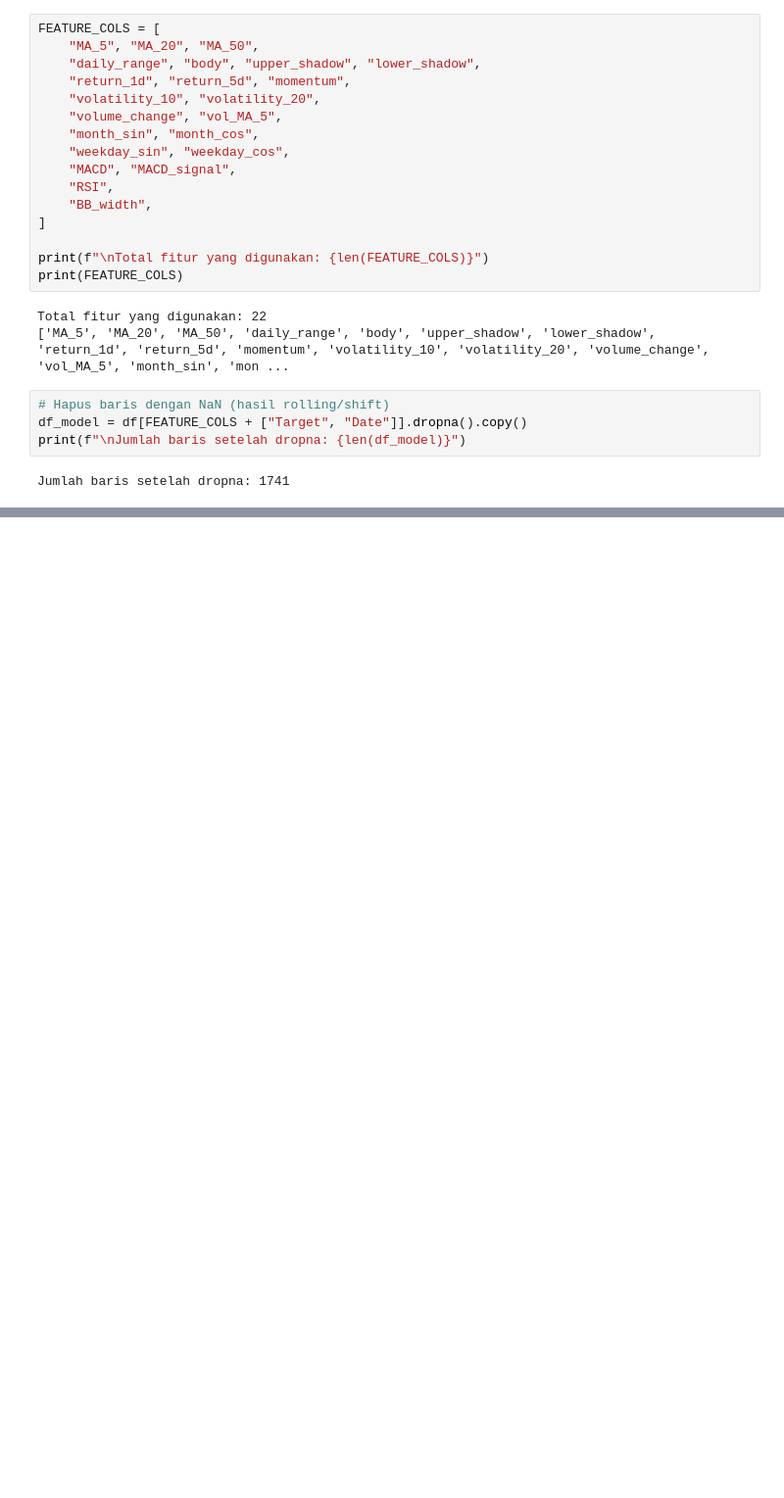
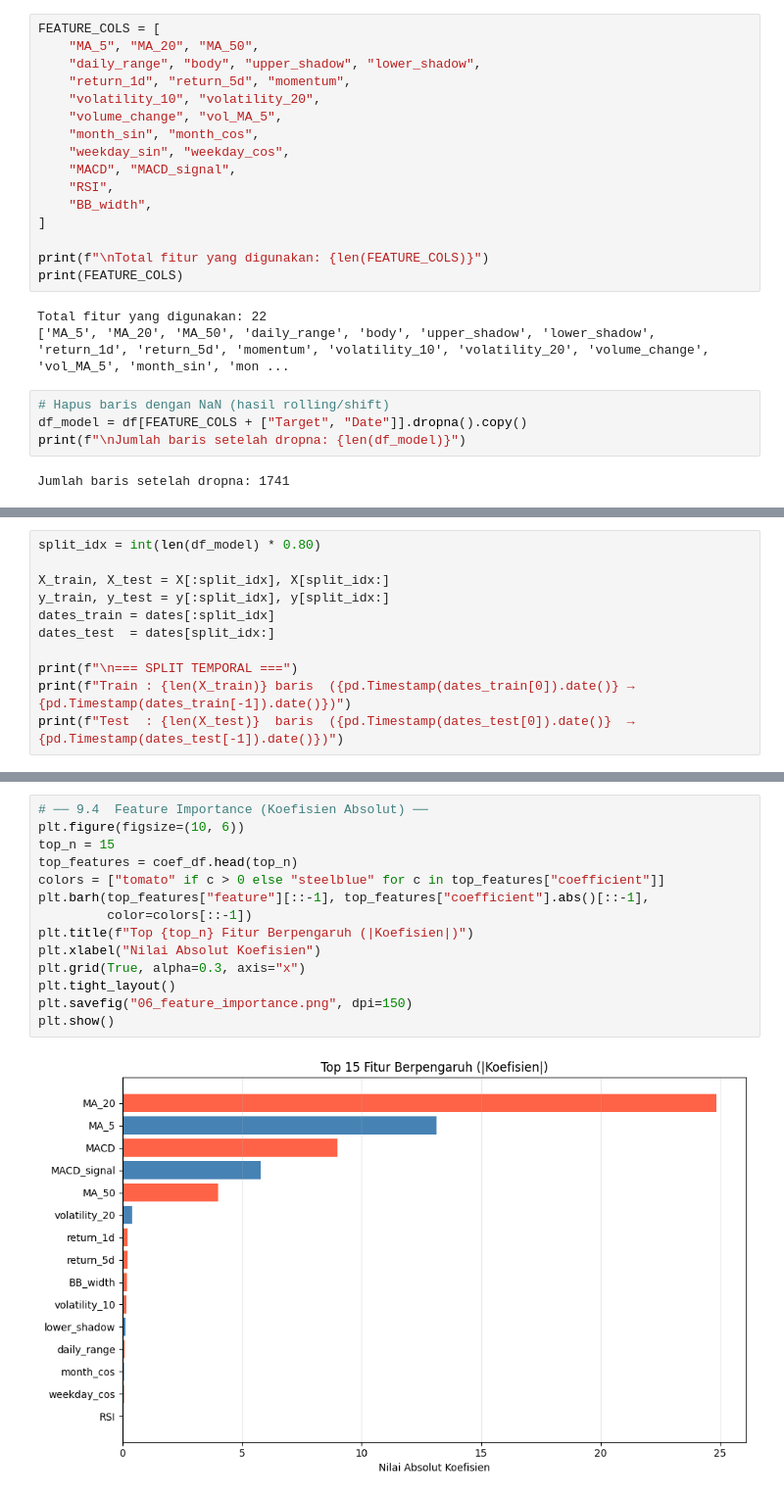
Before and after one commit to Ms-Ulfiyahrustam/Prediction_Apple_Share, a Jupyter notebook: Prediksi_Harga_Closing_Saham_Apple.ipynb, the cells around one changed output, grey strips where cells are left out. Shown at 98% size. Saved outputs shown, nothing was run; the diff lists cells and outputs as text; blank space fills up the shorter version.

```diff
--- a/Prediksi_Harga_Closing_Saham_Apple.ipynb
+++ b/Prediksi_Harga_Closing_Saham_Apple.ipynb
@@ -241,0 +249,11 @@ Jumlah baris setelah dropna: 1741
+# %%
+split_idx = int(len(df_model) * 0.80)
+
+X_train, X_test = X[:split_idx], X[split_idx:]
+y_train, y_test = y[:split_idx], y[split_idx:]
+dates_train = dates[:split_idx]
+dates_test  = dates[split_idx:]
+
+print(f"\n=== SPLIT TEMPORAL ===")
+print(f"Train : {len(X_train)} baris  ({pd.Timestamp(dates_train[0]).date()} → {pd.Timestamp(dates_train[-1]).date()})")
+print(f"Test  : {len(X_test)}  baris  ({pd.Timestamp(dates_test[0]).date()}  → {pd.Timestamp(dates_test[-1]).date()})")
@@ -241,0 +416,16 @@ Jumlah baris setelah dropna: 1741
+# %%
+# ── 9.4  Feature Importance (Koefisien Absolut) ──
+plt.figure(figsize=(10, 6))
+top_n = 15
+top_features = coef_df.head(top_n)
+colors = ["tomato" if c > 0 else "steelblue" for c in top_features["coefficient"]]
+plt.barh(top_features["feature"][::-1], top_features["coefficient"].abs()[::-1],
+         color=colors[::-1])
+plt.title(f"Top {top_n} Fitur Berpengaruh (|Koefisien|)")
+plt.xlabel("Nilai Absolut Koefisien")
+plt.grid(True, alpha=0.3, axis="x")
+plt.tight_layout()
+plt.savefig("06_feature_importance.png", dpi=150)
+plt.show()
+# %% [output]
+[figure, added]
```
Also changed, not shown: parts of 23 cells of this notebook.
